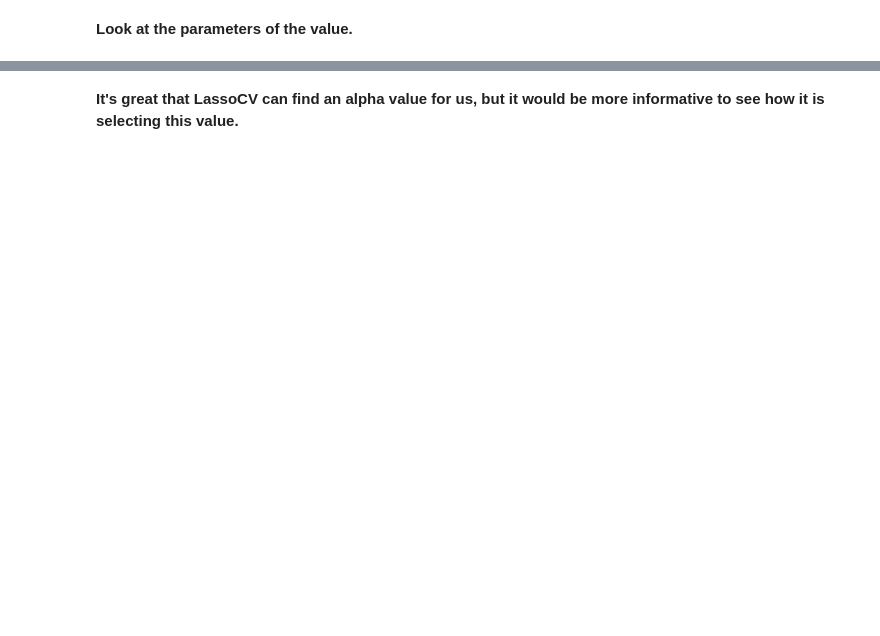
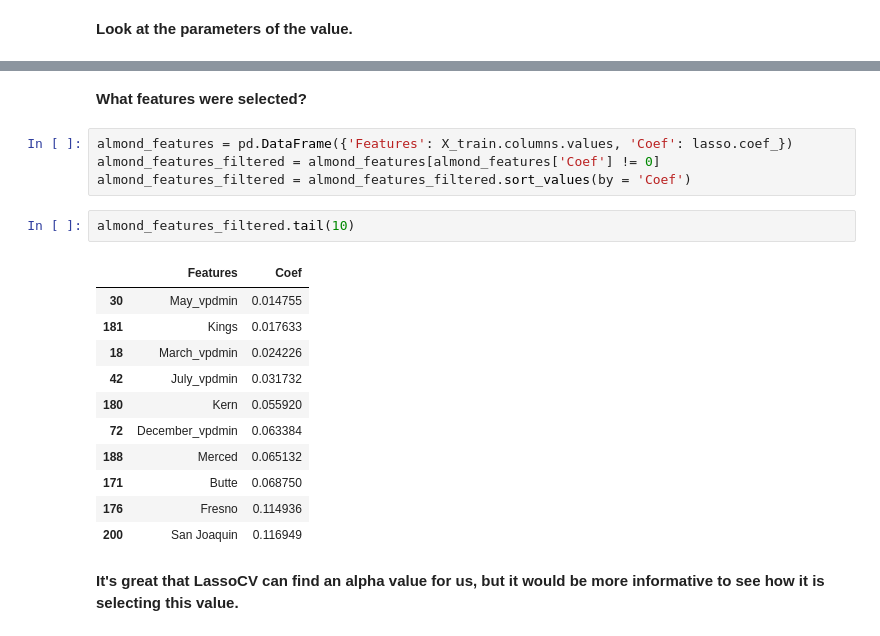
Before and after one commit to christopher-reed/CA-High-Value-Crops, a Jupyter notebook: Crop_Weather_EDA.ipynb, the cells around one changed output, grey strips where cells are left out. Cells and saved outputs as stored; diff of their text form; blank space fills up the shorter version.

```diff
--- a/Crop_Weather_EDA.ipynb
+++ b/Crop_Weather_EDA.ipynb
@@ -637,3 +619,23 @@ lasso.get_params
+# %% [markdown]
+**What features were selected?**
+# %%
+almond_features = pd.DataFrame({'Features': X_train.columns.values, 'Coef': lasso.coef_})
+almond_features_filtered = almond_features[almond_features['Coef'] != 0]
+almond_features_filtered = almond_features_filtered.sort_values(by = 'Coef')
+# %%
+almond_features_filtered.tail(10)
+# %% [output]
+|  | Features | Coef |
+| 30 | May_vpdmin | 0.014755 |
+| 181 | Kings | 0.017633 |
+| 18 | March_vpdmin | 0.024226 |
+| 42 | July_vpdmin | 0.031732 |
+| 180 | Kern | 0.055920 |
+| 72 | December_vpdmin | 0.063384 |
+| 188 | Merced | 0.065132 |
+| 171 | Butte | 0.068750 |
+| 176 | Fresno | 0.114936 |
+| 200 | San Joaquin | 0.116949 |
 # %% [markdown]
 **It's great that LassoCV can find an alpha value for us, but it would be more informative to see how it is selecting this value.**
 # %% [markdown]
```
Also changed, not shown: parts of 19 cells of this notebook.
